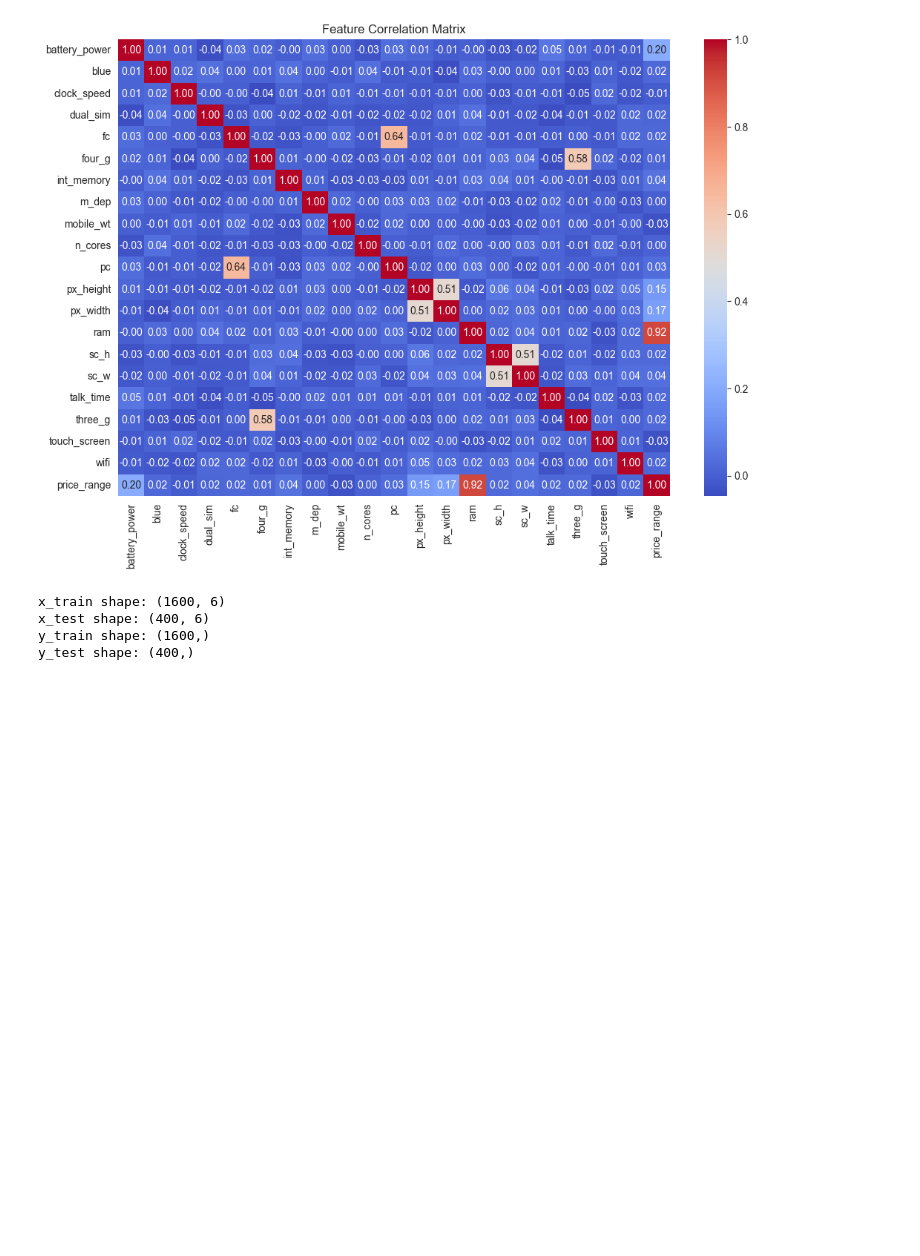
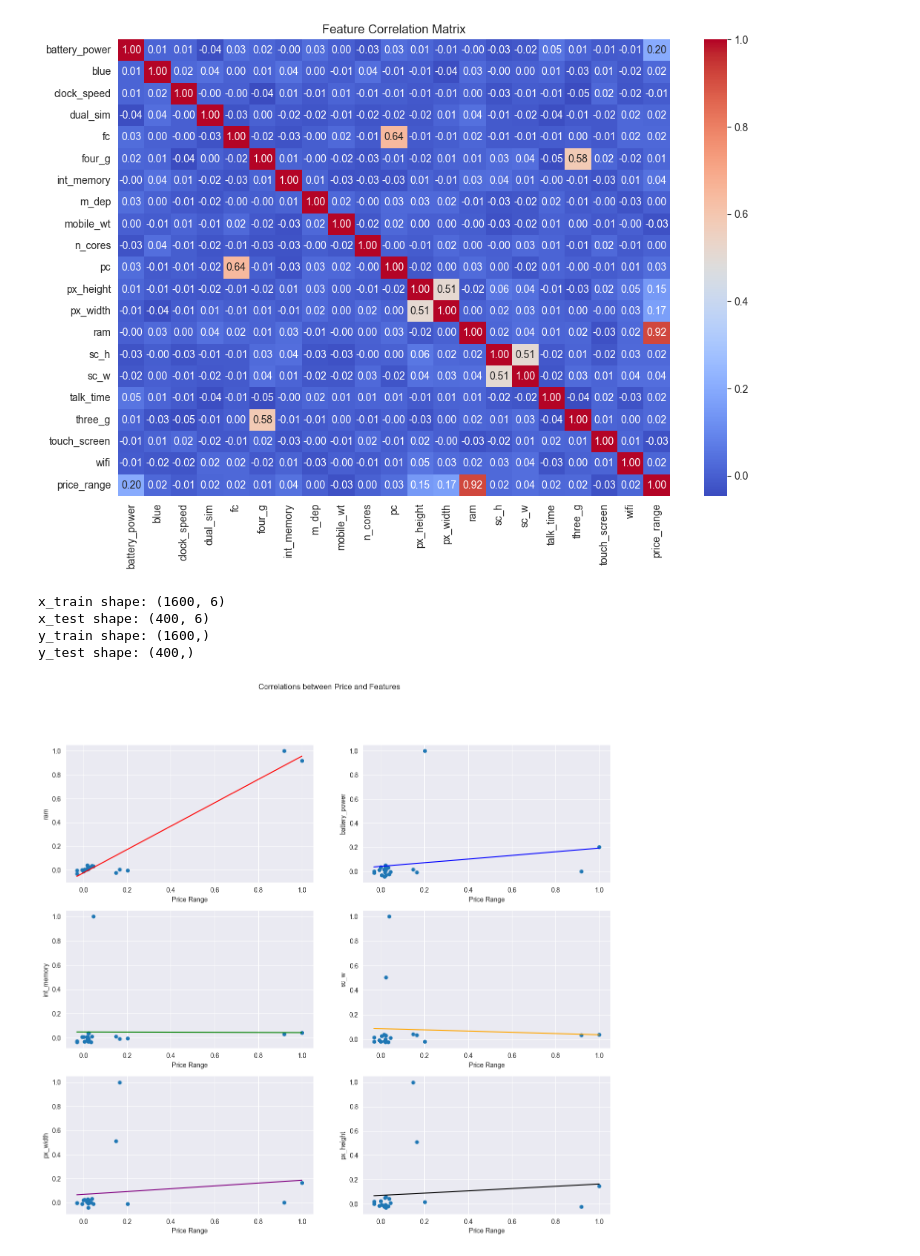
Before and after one commit to M-Byte480/cs4287-NNC-Multi-Layer-Perceptron-Phone-Price-Classifier, a Jupyter notebook: CS4287-Prj1-21308128-21331308.ipynb, the cells around one changed output. Saved outputs shown, nothing was run; the diff lists cells and outputs as text; code cells hidden in the pictures; blank space fills up the shorter version.

Commit message:
[Milan] Plotted the features against the price

```diff
--- a/CS4287-Prj1-21308128-21331308.ipynb
+++ b/CS4287-Prj1-21308128-21331308.ipynb
@@ -87,6 +87,51 @@ x_train shape: (1600, 6)
 x_test shape: (400, 6)
 y_train shape: (1600,)
 y_test shape: (400,)
+# %%
+# Correlation between the prices and the features
+
+# https://www.geeksforgeeks.org/plotting-correlation-matrix-using-python/
+fig, axis = plt.subplots(3,2)
+fig.suptitle('Correlations between Price and Features')
+fig.set_figheight(13)
+fig.set_figwidth(15)
+
+price =         corr_matrix['price_range']
+
+ram =           corr_matrix['ram']
+batter_power =  corr_matrix['battery_power']
+int_memory =    corr_matrix['int_memory']
+px_width =      corr_matrix['px_width']
+px_height =     corr_matrix['px_height']
+sc_w =          corr_matrix['sc_w']
+
+data_sets = [
+    ram,
+    batter_power,
+    int_memory,
+    sc_w,
+    px_width,
+    px_height,
+]
+
+colours = ['red', 'blue', 'green', 'orange', 'purple', 'black']
+marker_size = 25
+marker_symbol = 'o'
+
+i = 0
+for row in range(3):
+    for col in range(2):
+        data_being_plotted = data_sets[i]
+        plot = axis[row, col]
+        plot.scatter(price, data_being_plotted, marker=marker_symbol, s=marker_size)
+        plot.plot(np.unique(price), np.poly1d(np.polyfit(price, data_being_plotted, 1))
+         (np.unique(price)), color=colours[i])
+        plot.set(xlabel='Price Range', ylabel=f'{data_being_plotted.name}')
+        i += 1
+
+plt.show()
+# %% [output]
+[figure, added]
 # %%
 class MultilayerPerceptron:
     def __init__(self):
```
Also changed, not shown: parts of 3 cells of this notebook.
